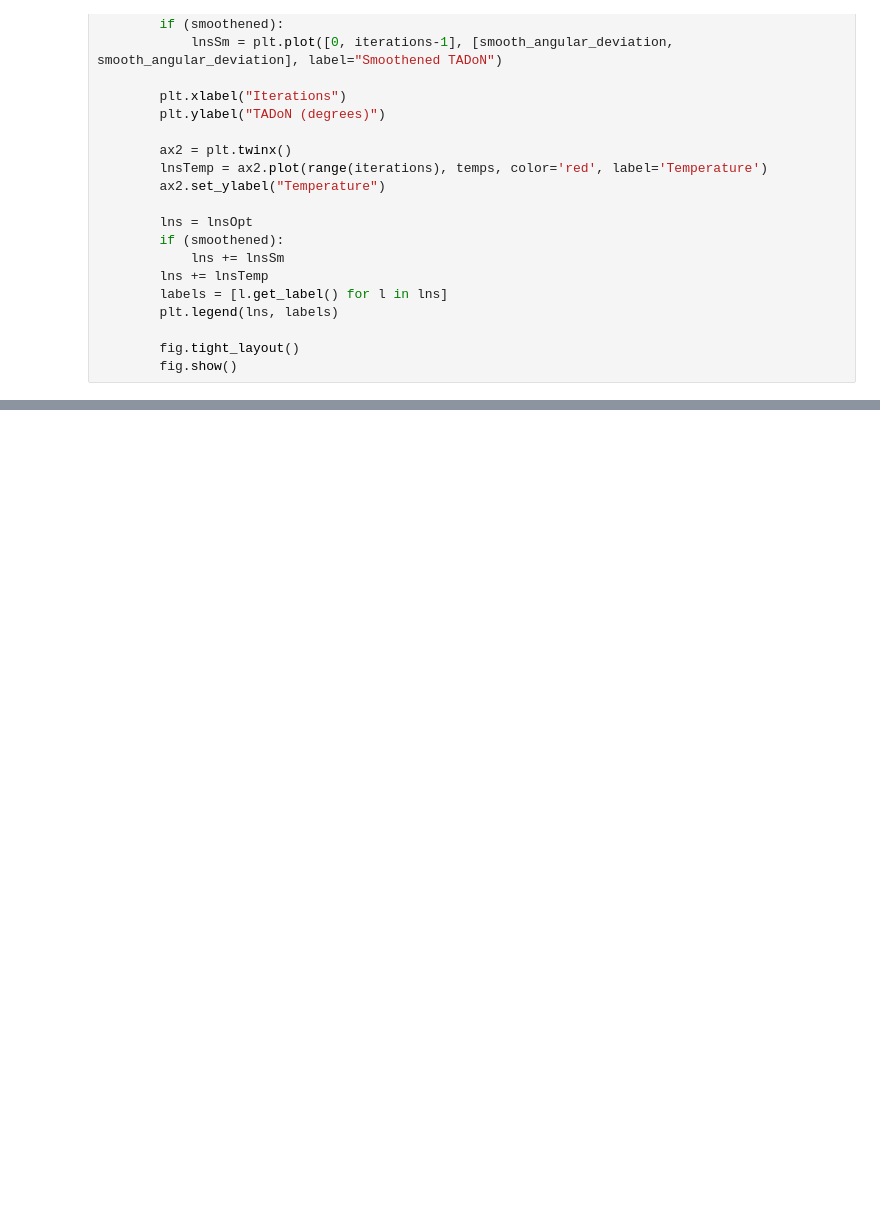
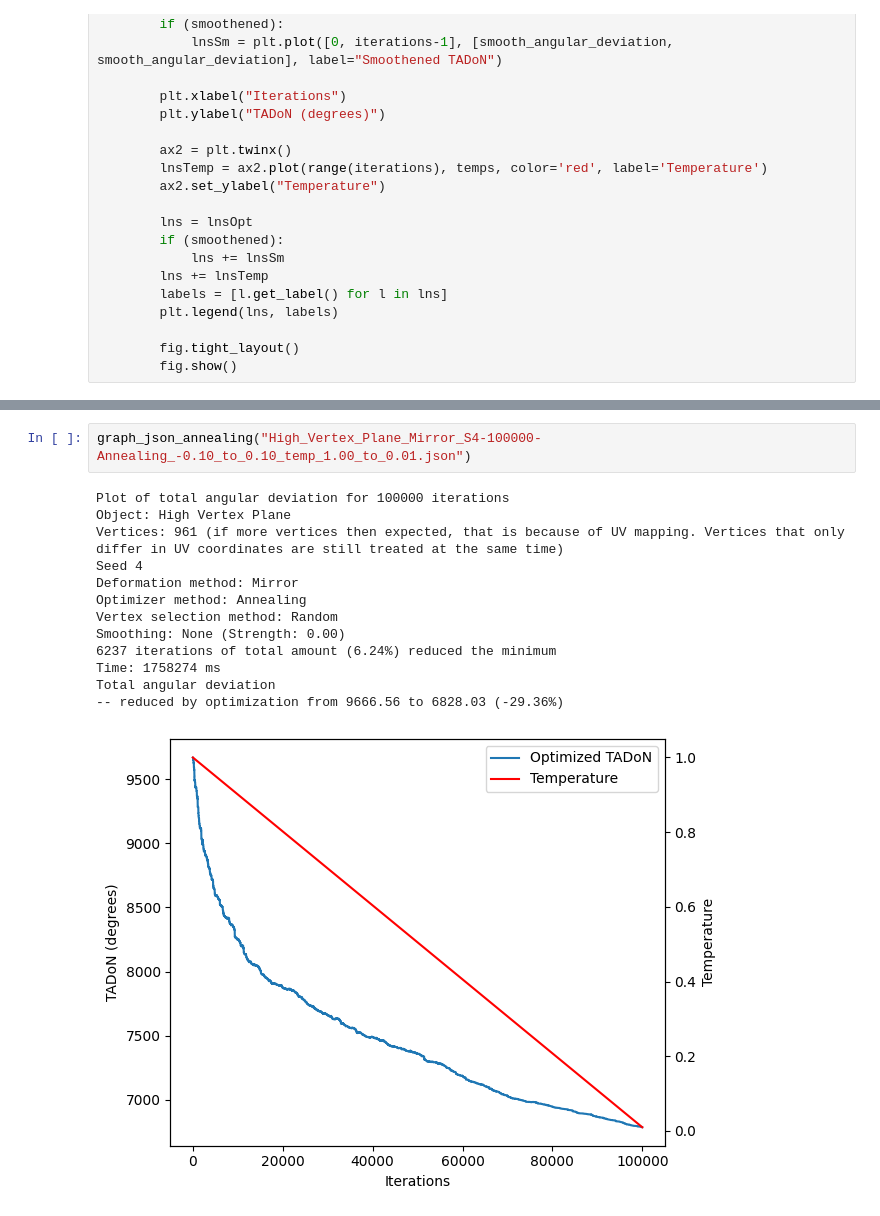
Before and after one commit to tomcouperus/Anamorphic-Sculptures-with-Shading, a Jupyter notebook: plotDeviations.ipynb, the cells around one changed output, grey strips where cells are left out. Saved outputs shown, nothing was run; the diff lists cells and outputs as text; blank space fills up the shorter version.

```diff
--- a/plotDeviations.ipynb
+++ b/plotDeviations.ipynb
@@ -85 +180,17 @@ def graph_json_annealing(filename):
+# %%
+graph_json_annealing("High_Vertex_Plane_Mirror_S4-100000-Annealing_-0.10_to_0.10_temp_1.00_to_0.01.json")
+# %% [output]
+Plot of total angular deviation for 100000 iterations
+Object: High Vertex Plane
+Vertices: 961 (if more vertices then expected, that is because of UV mapping. Vertices that only differ in UV coordinates are still treated at the same time)
+Seed 4
+Deformation method: Mirror
+Optimizer method: Annealing
+Vertex selection method: Random
+Smoothing: None (Strength: 0.00)
+6237 iterations of total amount (6.24%) reduced the minimum
+Time: 1758274 ms
+Total angular deviation
+-- reduced by optimization from 9666.56 to 6828.03 (-29.36%)
+[figure, added]
 # %%
```
Also changed, not shown: parts of 9 cells of this notebook.
